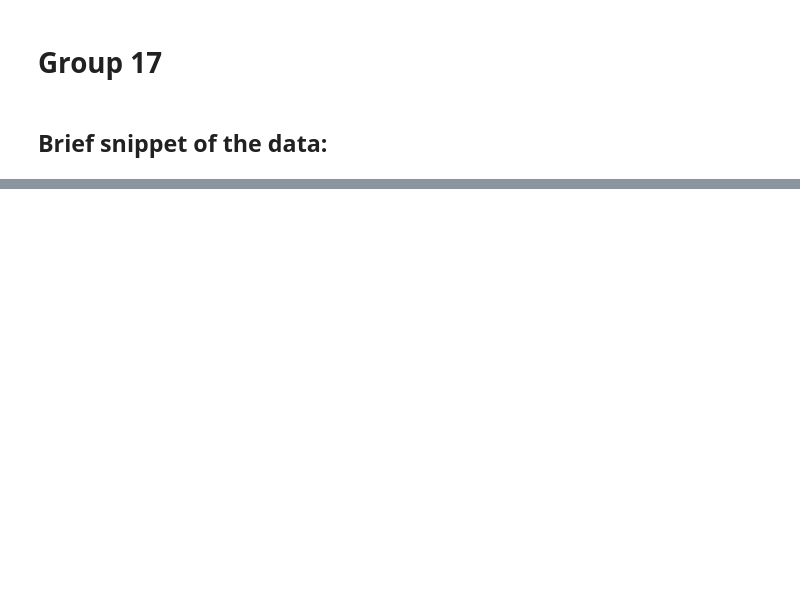
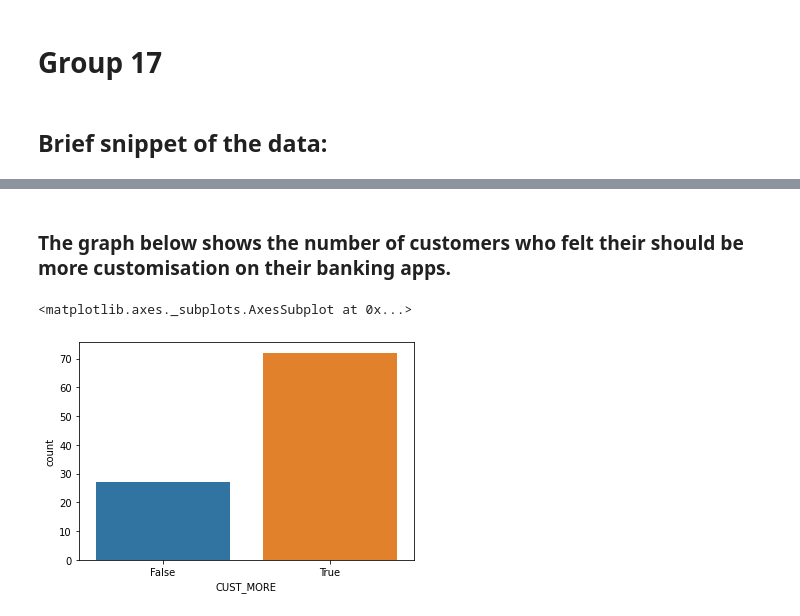
Before and after one commit to swarnim-madan/PACE-Project, a Jupyter notebook: Group 17/PACE.ipynb, the cells around one changed output, grey strips where cells are left out. Cells and saved outputs as stored; diff of their text form; code cells hidden in the pictures; blank space fills up the shorter version.

```diff
--- a/Group 17/PACE.ipynb
+++ b/Group 17/PACE.ipynb
@@ -54,0 +55,7 @@ plt.title("Distribution of Speed for Pokemon")
+# %% [markdown]
+### The graph below shows the number of customers who felt their should be more customisation on their banking apps.
+# %%
+sns.countplot(x="CUST_MORE", data=df)
+# %% [output]
+<matplotlib.axes._subplots.AxesSubplot at 0x...>
+[figure, added]
```
Also changed, not shown: parts of 17 cells of this notebook.
